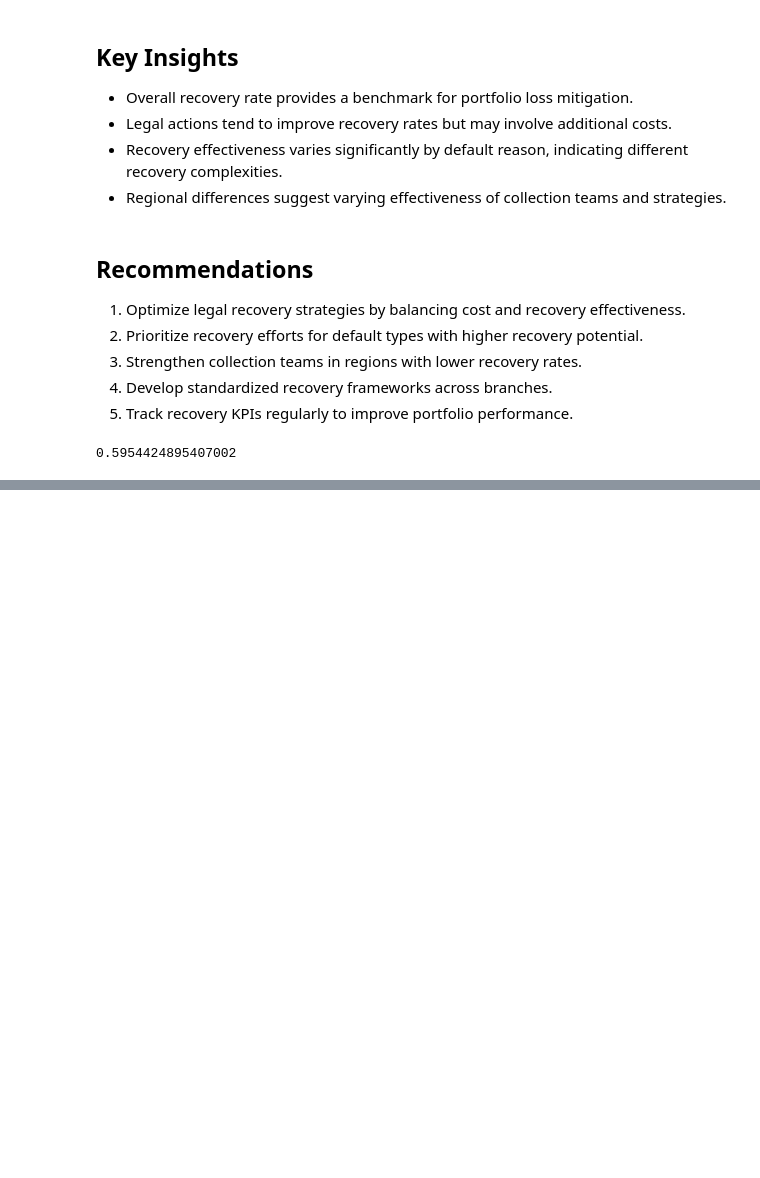
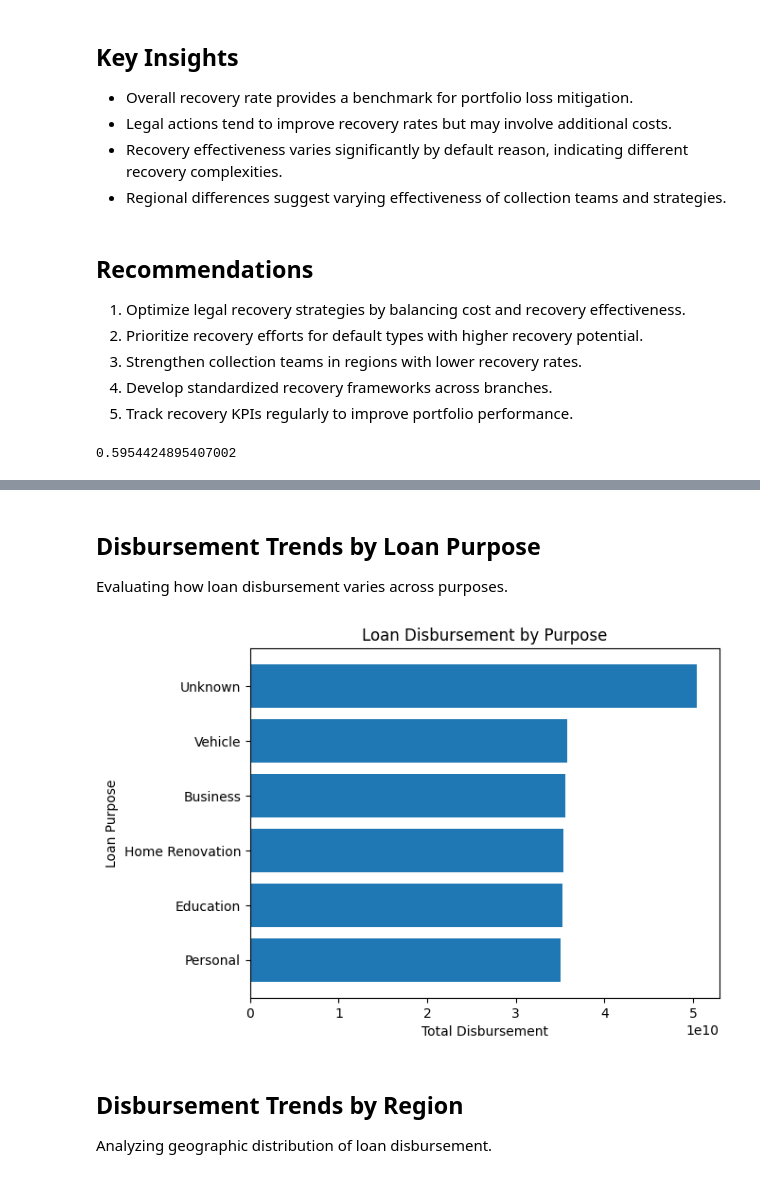
Before and after one commit to madhurmd/hero-fincorp-loan-analysis, a Jupyter notebook: notebooks/analysis.ipynb, the cells around one changed output, grey strips where cells are left out. Drawn from its saved outputs; the diff is of its cells as text; code cells hidden in the pictures; blank space fills up the shorter version.

```diff
--- a/notebooks/analysis.ipynb
+++ b/notebooks/analysis.ipynb
@@ -1377,0 +1449,27 @@ print(defaults['Loss_Given_Default'].mean())
+# %% [markdown]
+## Disbursement Trends by Loan Purpose
+
+Evaluating how loan disbursement varies across purposes.
+# %%
+loans = loans.merge(
+    applications[['Loan_ID', 'Loan_Purpose']],
+    on='Loan_ID',
+    how='left'
+)
+
+loans['Loan_Purpose'] = loans['Loan_Purpose_x'].fillna('Unknown')
+# %%
+purpose_disbursement = loans.groupby('Loan_Purpose')['Loan_Amount'].sum().sort_values()
+# %%
+plt.figure()
+plt.barh(purpose_disbursement.index, purpose_disbursement.values)
+plt.title("Loan Disbursement by Purpose")
+plt.xlabel("Total Disbursement")
+plt.ylabel("Loan Purpose")
+plt.show()
+# %% [output]
+[figure, added]
+# %% [markdown]
+## Disbursement Trends by Region
+
+Analyzing geographic distribution of loan disbursement.
```
Also changed, not shown: parts of 21 cells of this notebook.
